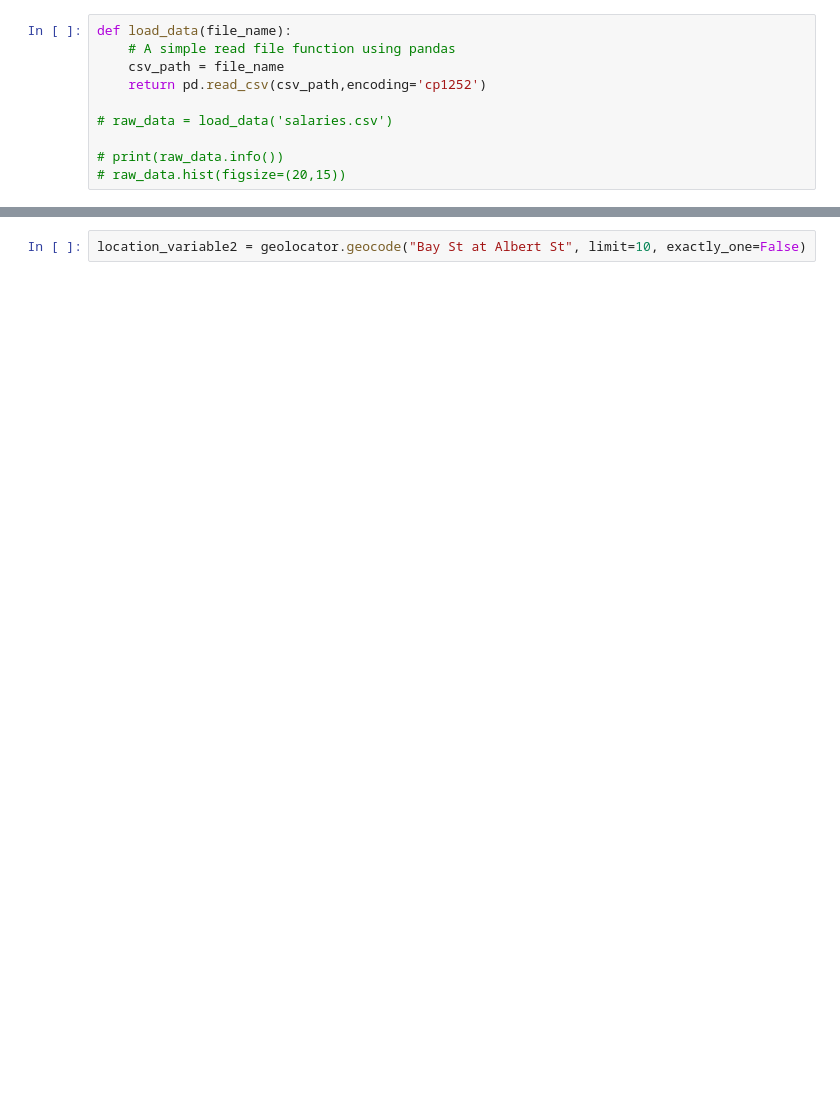
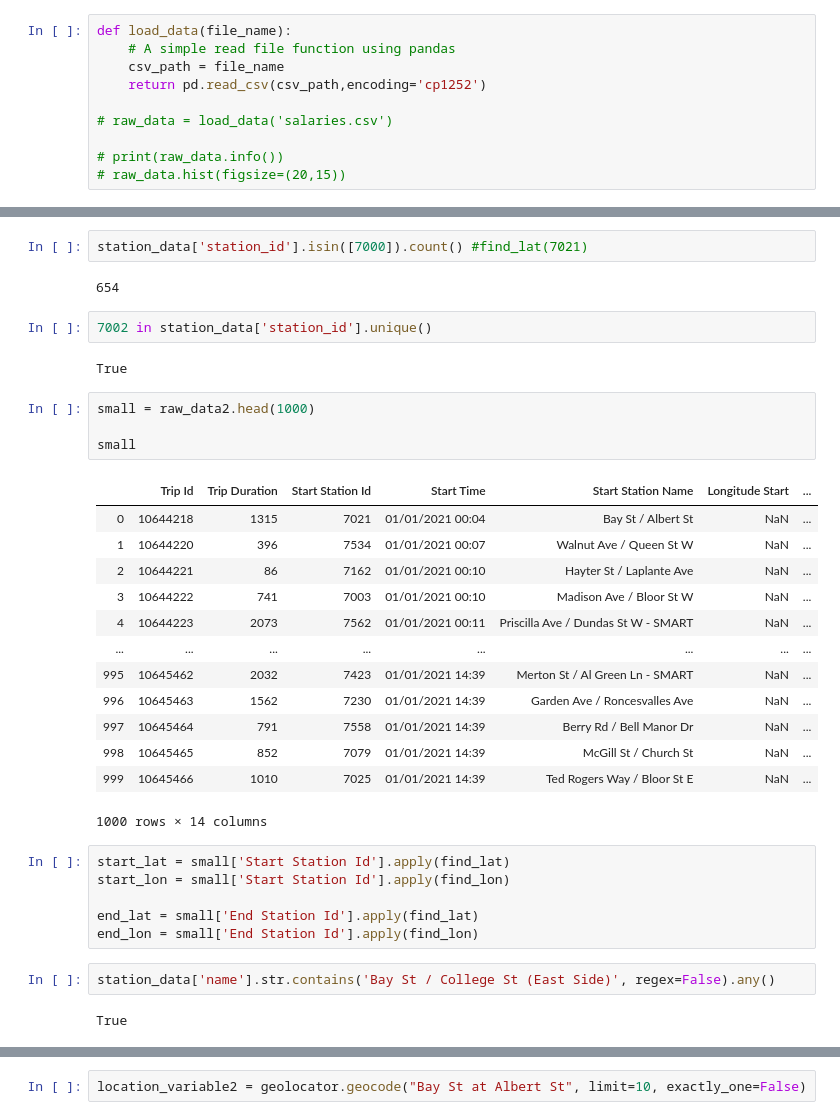
Before and after one commit to francisco-lai/BikeShareTO, a Jupyter notebook: geocoding.ipynb, the cells around one changed output, grey strips where cells are left out. Saved outputs shown, nothing was run; the diff lists cells and outputs as text; blank space fills up the shorter version.

```diff
--- a/geocoding.ipynb
+++ b/geocoding.ipynb
@@ -34,0 +184,36 @@ aa = load_data(files[0])
+# %%
+station_data['station_id'].isin([7000]).count() #find_lat(7021)
+# %% [output]
+654
+# %%
+7002 in station_data['station_id'].unique()
+# %% [output]
+True
+# %%
+small = raw_data2.head(1000)
+
+small
+# %% [output]
+|  | Trip Id | Trip Duration | Start Station Id | Start Time | Start Station Name | Longitude Start | ... |
+| 0 | 10644218 | 1315 | 7021 | 01/01/2021 00:04 | Bay St / Albert St | NaN | ... |
+| 1 | 10644220 | 396 | 7534 | 01/01/2021 00:07 | Walnut Ave / Queen St W | NaN | ... |
+| 2 | 10644221 | 86 | 7162 | 01/01/2021 00:10 | Hayter St / Laplante Ave | NaN | ... |
+| 3 | 10644222 | 741 | 7003 | 01/01/2021 00:10 | Madison Ave / Bloor St W | NaN | ... |
+| 4 | 10644223 | 2073 | 7562 | 01/01/2021 00:11 | Priscilla Ave / Dundas St W - SMART | NaN | ... |
+| ... | ... | ... | ... | ... | ... | ... | ... |
+| 995 | 10645462 | 2032 | 7423 | 01/01/2021 14:39 | Merton St / Al Green Ln - SMART | NaN | ... |
+| 996 | 10645463 | 1562 | 7230 | 01/01/2021 14:39 | Garden Ave / Roncesvalles Ave | NaN | ... |
+| 997 | 10645464 | 791 | 7558 | 01/01/2021 14:39 | Berry Rd / Bell Manor Dr | NaN | ... |
+| 998 | 10645465 | 852 | 7079 | 01/01/2021 14:39 | McGill St / Church St | NaN | ... |
+| 999 | 10645466 | 1010 | 7025 | 01/01/2021 14:39 | Ted Rogers Way / Bloor St E | NaN | ... |
+1000 rows × 14 columns
+# %%
+start_lat = small['Start Station Id'].apply(find_lat)
+start_lon = small['Start Station Id'].apply(find_lon)
+
+end_lat = small['End Station Id'].apply(find_lat)
+end_lon = small['End Station Id'].apply(find_lon)
+# %%
+station_data['name'].str.contains('Bay St / College St (East Side)', regex=False).any()
+# %% [output]
+True
```
Also changed, not shown: parts of 37 cells of this notebook.
